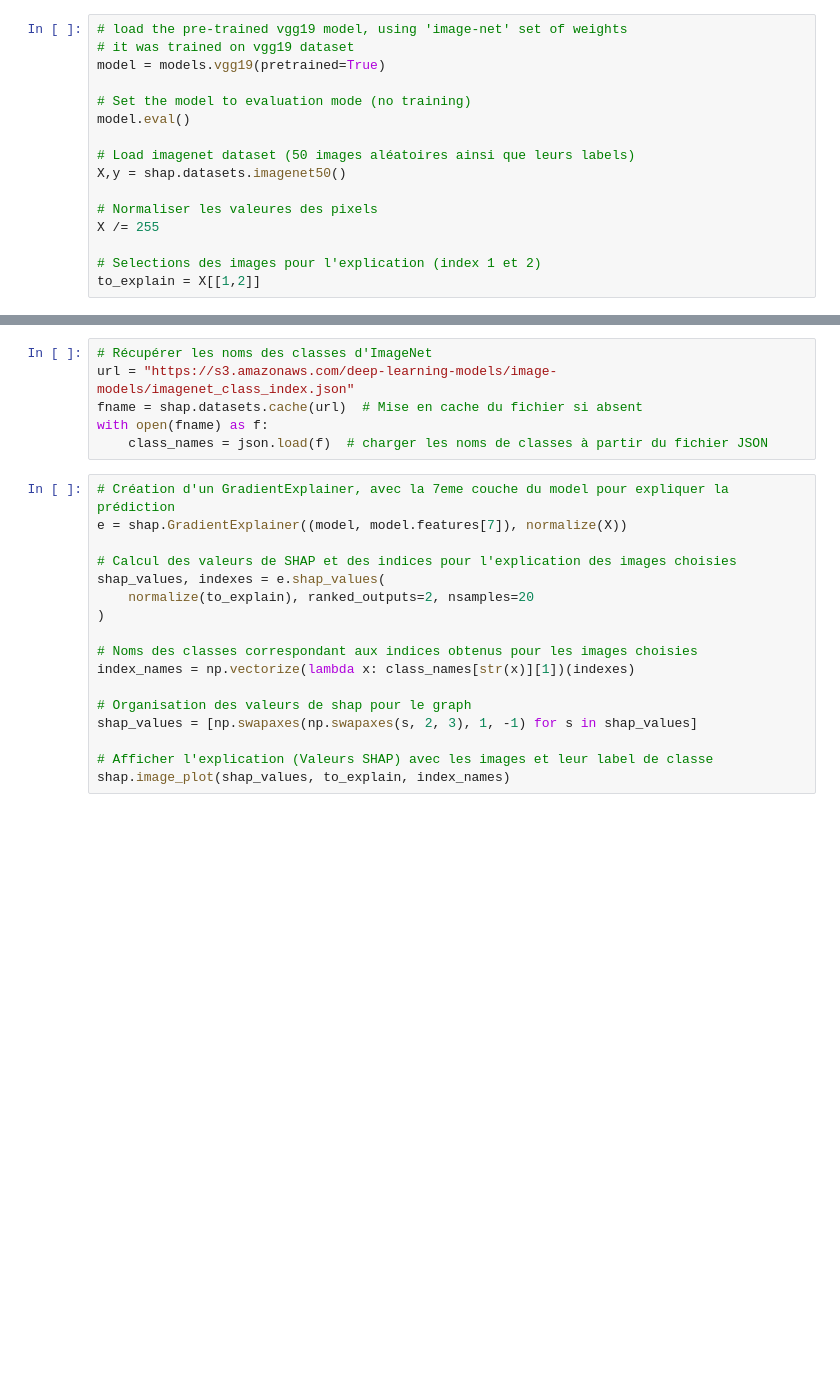
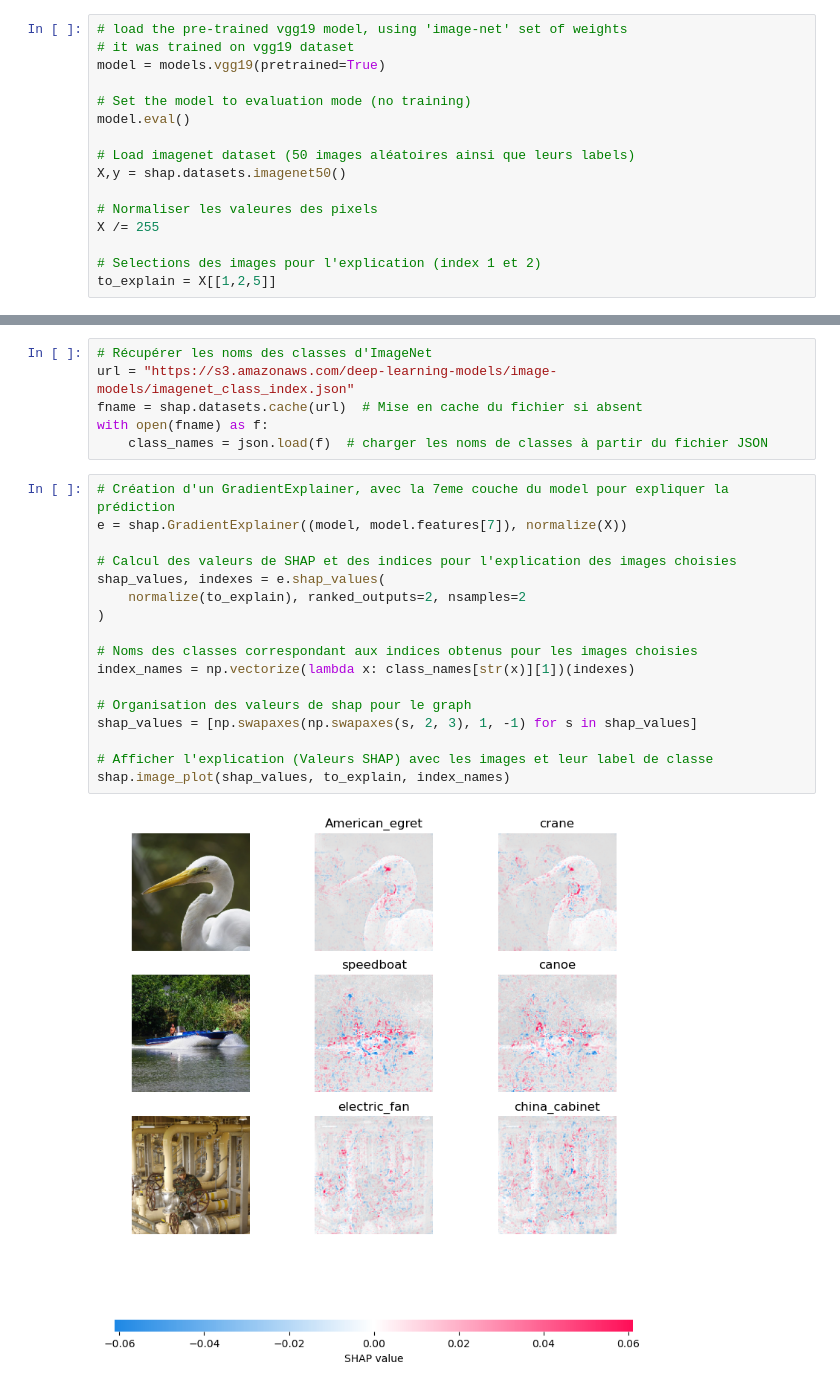
Before and after one commit to LarveTable/etude-pratique-CNNs, a Jupyter notebook: shap-method/vgg19_shap.ipynb, the cells around one changed output, grey strips where cells are left out. Saved outputs shown, nothing was run; the diff lists cells and outputs as text; blank space fills up the shorter version.

```diff
--- a/shap-method/vgg19_shap.ipynb
+++ b/shap-method/vgg19_shap.ipynb
@@ -33,7 +35,7 @@ X,y = shap.datasets.imagenet50()
 X /= 255
 
 # Selections des images pour l'explication (index 1 et 2)
-to_explain = X[[1,2]]
+to_explain = X[[1,2,5]]
 # %% [output]
 The parameter 'pretrained' is deprecated since 0.13 and may be removed in the future, please use 'weights' instead.
 Arguments other than a weight enum or `None` for 'weights' are deprecated since 0.13 and may be removed in the future. The current behavior is equivalent to passing `weights=VGG19_Weights.IMAGENET1K_V ...
@@ -46,17 +48,19 @@ with open(fname) as f:
 # %%
 # Création d'un GradientExplainer, avec la 7eme couche du model pour expliquer la prédiction
 e = shap.GradientExplainer((model, model.features[7]), normalize(X))
 
 # Calcul des valeurs de SHAP et des indices pour l'explication des images choisies
 shap_values, indexes = e.shap_values(
-    normalize(to_explain), ranked_outputs=2, nsamples=20
+    normalize(to_explain), ranked_outputs=2, nsamples=2
 )
 
 # Noms des classes correspondant aux indices obtenus pour les images choisies
 index_names = np.vectorize(lambda x: class_names[str(x)][1])(indexes)
 
 # Organisation des valeurs de shap pour le graph
 shap_values = [np.swapaxes(np.swapaxes(s, 2, 3), 1, -1) for s in shap_values]
 
 # Afficher l'explication (Valeurs SHAP) avec les images et leur label de classe
 shap.image_plot(shap_values, to_explain, index_names)
+# %% [output]
+[figure, added]
```
Also changed, not shown: parts of 2 cells of this notebook, 3 other files.
